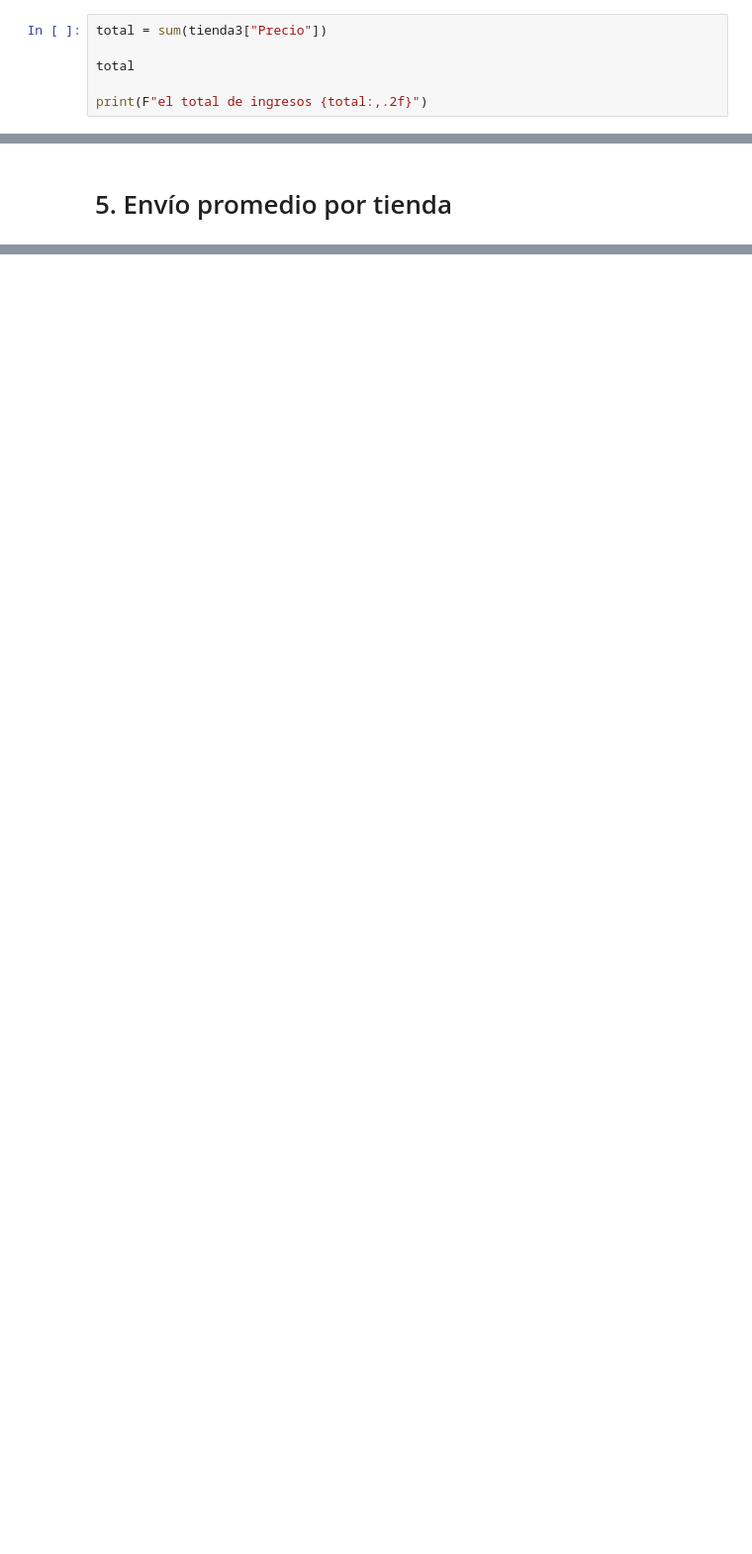
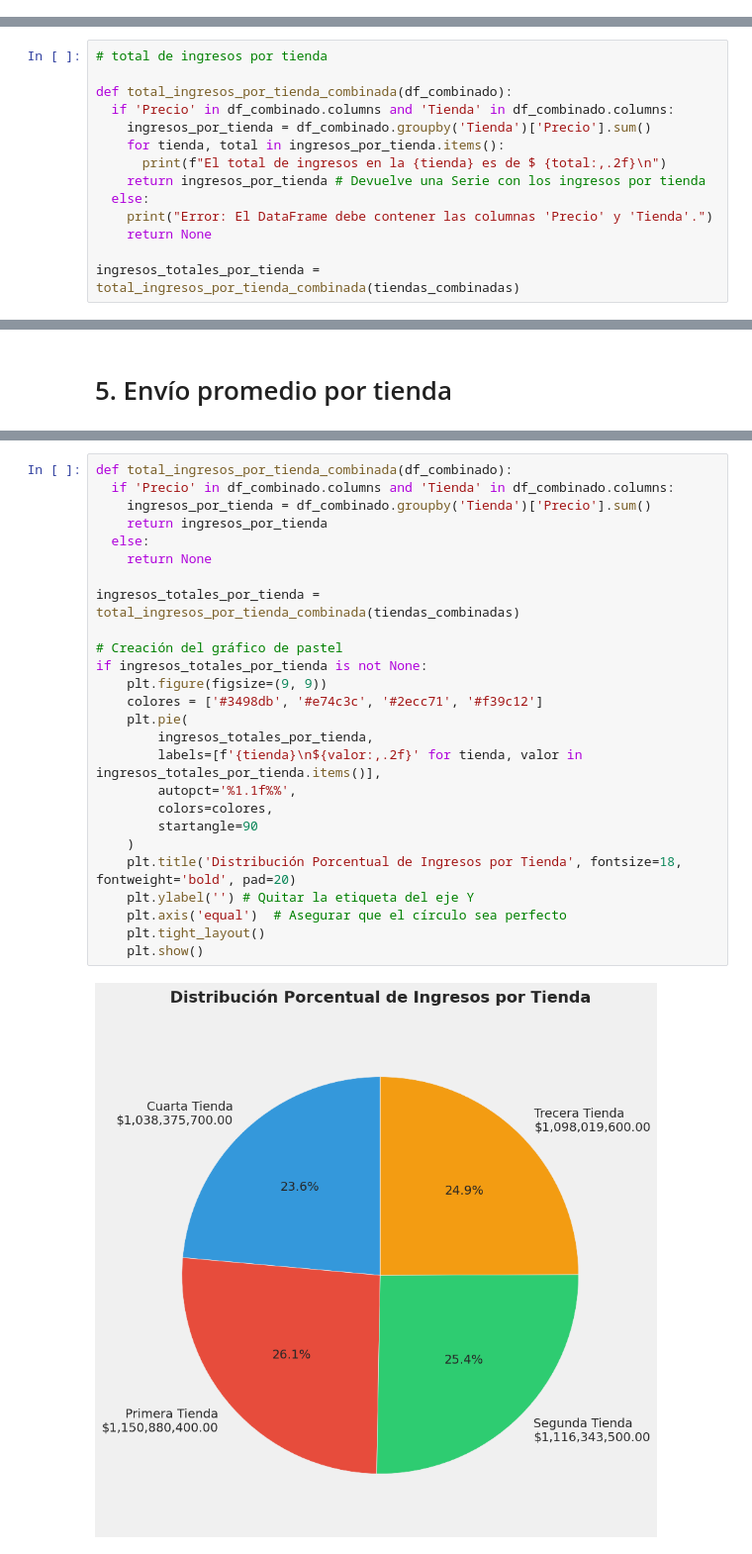
Before and after one commit to edu23ard/Data-Science-ONE---desafio--, a Jupyter notebook: AluraStoreLatam.ipynb, the cells around one changed output, grey strips where cells are left out. Shown at 99% size. Saved outputs shown, nothing was run; the diff lists cells and outputs as text; blank space fills up the shorter version.

```diff
--- a/AluraStoreLatam.ipynb
+++ b/AluraStoreLatam.ipynb
@@ -23,9 +30,3 @@ tienda.head()
 | 2 | Juego de mesa | Juguetes | 209600.0 | 15900.0 | 15/03/2021 | Juan Fernandez | Cartagena | ... |
 | 3 | Microondas | Electrodomésticos | 757500.0 | 41000.0 | 03/05/2022 | Juan Fernandez | Cali | ... |
 | 4 | Silla de oficina | Muebles | 335200.0 | 20200.0 | 07/11/2020 | Maria Alfonso | Medellín | ... |
-# %%
-total = sum(tienda3["Precio"])
-
-total
-
-print(F"el total de ingresos {total:,.2f}")
@@ -34,2 +33,16 @@ el total de ingresos 1,098,019,600.00
 # %% [markdown]
 #1. Análisis de facturación
+# %%
+# total de ingresos por tienda
+
+def total_ingresos_por_tienda_combinada(df_combinado):
+  if 'Precio' in df_combinado.columns and 'Tienda' in df_combinado.columns:
+    ingresos_por_tienda = df_combinado.groupby('Tienda')['Precio'].sum()
+    for tienda, total in ingresos_por_tienda.items():
+      print(f"El total de ingresos en la {tienda} es de $ {total:,.2f}\n")
+    return ingresos_por_tienda # Devuelve una Serie con los ingresos por tienda
+  else:
+    print("Error: El DataFrame debe contener las columnas 'Precio' y 'Tienda'.")
+    return None
+
+ingresos_totales_por_tienda = total_ingresos_por_tienda_combinada(tiendas_combinadas)
@@ -43,0 +409,28 @@ el total de ingresos 1,098,019,600.00
+# %%
+def total_ingresos_por_tienda_combinada(df_combinado):
+  if 'Precio' in df_combinado.columns and 'Tienda' in df_combinado.columns:
+    ingresos_por_tienda = df_combinado.groupby('Tienda')['Precio'].sum()
+    return ingresos_por_tienda
+  else:
+    return None
+
+ingresos_totales_por_tienda = total_ingresos_por_tienda_combinada(tiendas_combinadas)
+
+# Creación del gráfico de pastel
+if ingresos_totales_por_tienda is not None:
+    plt.figure(figsize=(9, 9))
+    colores = ['#3498db', '#e74c3c', '#2ecc71', '#f39c12']
+    plt.pie(
+        ingresos_totales_por_tienda,
+        labels=[f'{tienda}\n${valor:,.2f}' for tienda, valor in ingresos_totales_por_tienda.items()],
+        autopct='%1.1f%%',
+        colors=colores,
+        startangle=90
+    )
+    plt.title('Distribución Porcentual de Ingresos por Tienda', fontsize=18, fontweight='bold', pad=20)
+    plt.ylabel('') # Quitar la etiqueta del eje Y
+    plt.axis('equal')  # Asegurar que el círculo sea perfecto
+    plt.tight_layout()
+    plt.show()
+# %% [output]
+[figure, added]
```
Also changed, not shown: parts of 35 cells of this notebook.
